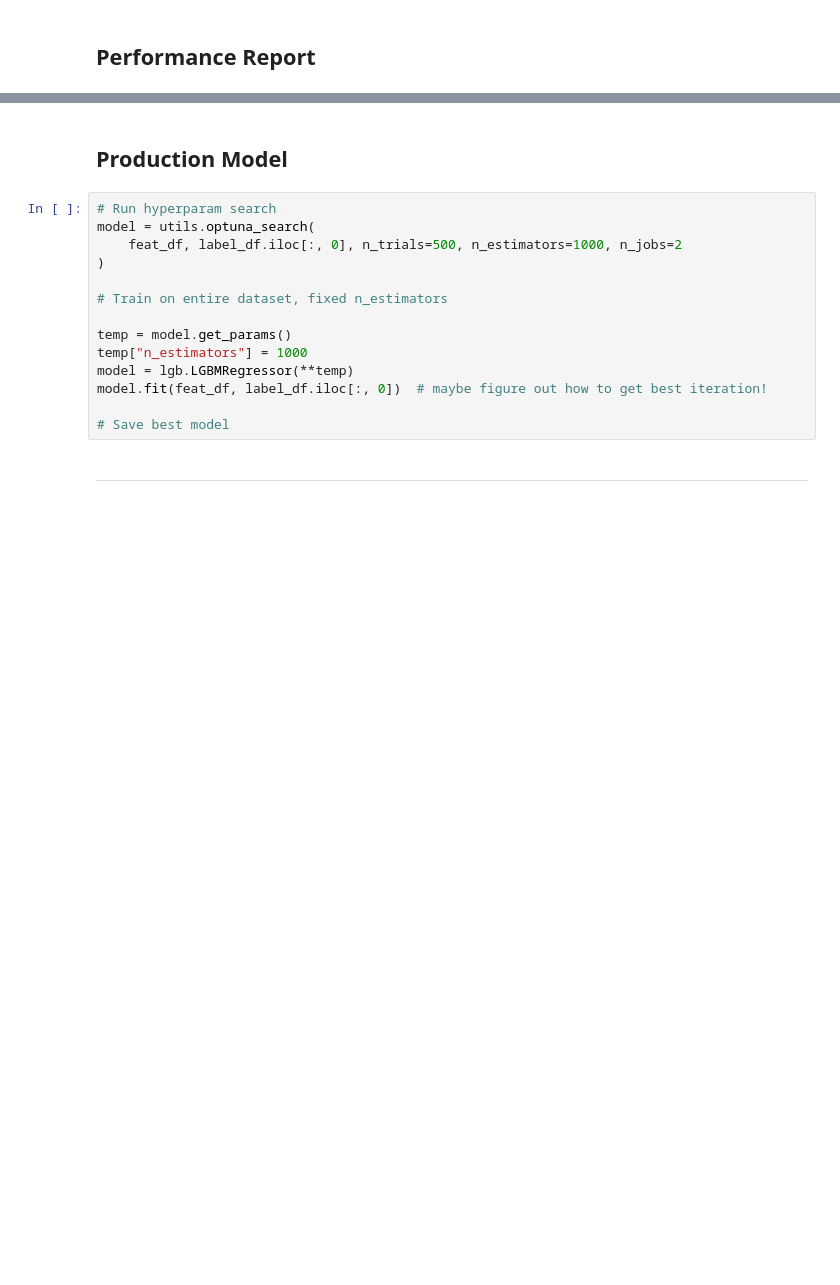
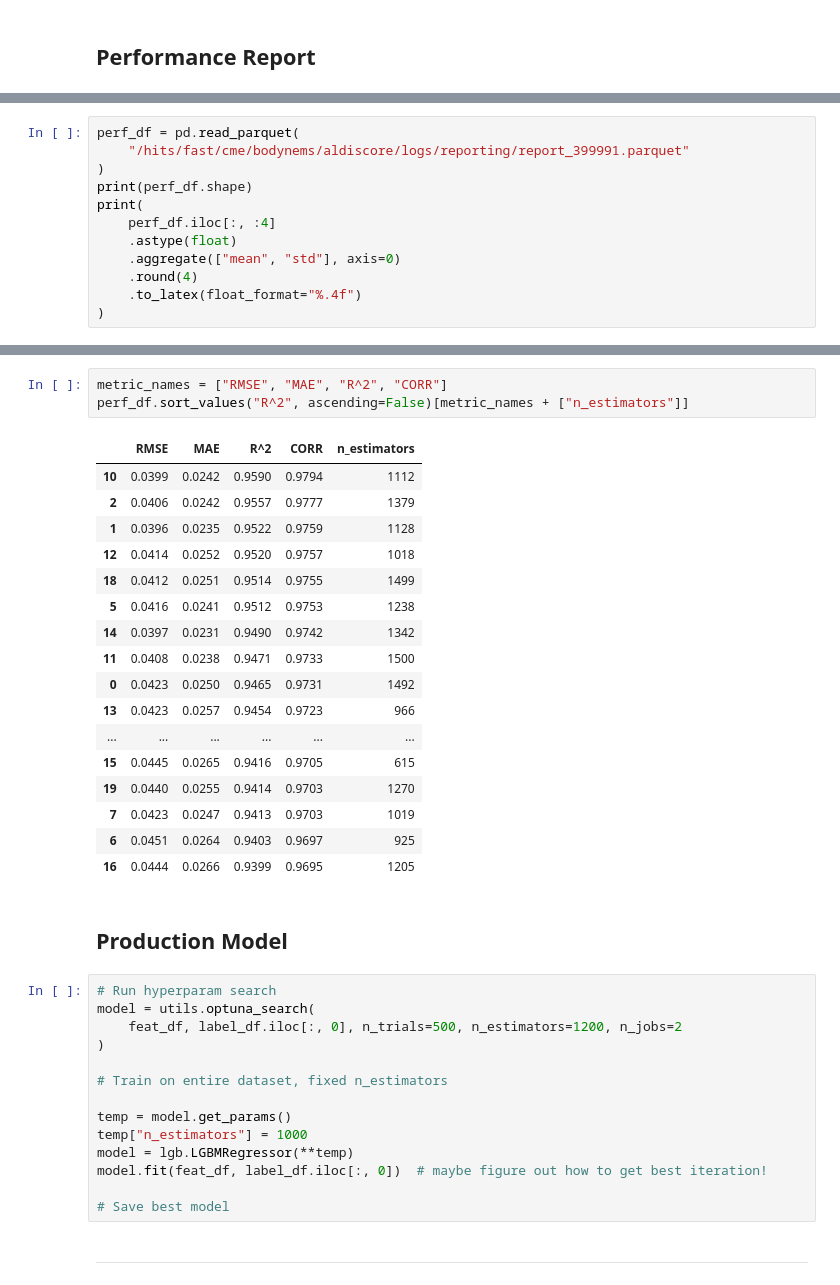
Before and after one commit to MaBody/aldiscore, a Jupyter notebook: notebooks/misc/prediction_dev.ipynb, the cells around one changed output, grey strips where cells are left out. Cells and saved outputs as stored; diff of their text form; blank space fills up the shorter version.

```diff
--- a/notebooks/misc/prediction_dev.ipynb
+++ b/notebooks/misc/prediction_dev.ipynb
@@ -60,0 +85,12 @@ model = utils.optuna_search(
+# %%
+perf_df = pd.read_parquet(
+    "/hits/fast/cme/bodynems/aldiscore/logs/reporting/report_399991.parquet"
+)
+print(perf_df.shape)
+print(
+    perf_df.iloc[:, :4]
+    .astype(float)
+    .aggregate(["mean", "std"], axis=0)
+    .round(4)
+    .to_latex(float_format="%.4f")
+)
@@ -61,9 +135,30 @@ model = utils.optuna_search(
+# %%
+metric_names = ["RMSE", "MAE", "R^2", "CORR"]
+perf_df.sort_values("R^2", ascending=False)[metric_names + ["n_estimators"]]
+# %% [output]
+|  | RMSE | MAE | R^2 | CORR | n_estimators |
+| 10 | 0.0399 | 0.0242 | 0.9590 | 0.9794 | 1112 |
+| 2 | 0.0406 | 0.0242 | 0.9557 | 0.9777 | 1379 |
+| 1 | 0.0396 | 0.0235 | 0.9522 | 0.9759 | 1128 |
+| 12 | 0.0414 | 0.0252 | 0.9520 | 0.9757 | 1018 |
+| 18 | 0.0412 | 0.0251 | 0.9514 | 0.9755 | 1499 |
+| 5 | 0.0416 | 0.0241 | 0.9512 | 0.9753 | 1238 |
+| 14 | 0.0397 | 0.0231 | 0.9490 | 0.9742 | 1342 |
+| 11 | 0.0408 | 0.0238 | 0.9471 | 0.9733 | 1500 |
+| 0 | 0.0423 | 0.0250 | 0.9465 | 0.9731 | 1492 |
+| 13 | 0.0423 | 0.0257 | 0.9454 | 0.9723 | 966 |
+| ... | ... | ... | ... | ... | ... |
+| 15 | 0.0445 | 0.0265 | 0.9416 | 0.9705 | 615 |
+| 19 | 0.0440 | 0.0255 | 0.9414 | 0.9703 | 1270 |
+| 7 | 0.0423 | 0.0247 | 0.9413 | 0.9703 | 1019 |
+| 6 | 0.0451 | 0.0264 | 0.9403 | 0.9697 | 925 |
+| 16 | 0.0444 | 0.0266 | 0.9399 | 0.9695 | 1205 |
 # %% [markdown]
 ## Production Model
 # %%
 # Run hyperparam search
 model = utils.optuna_search(
-    feat_df, label_df.iloc[:, 0], n_trials=500, n_estimators=1000, n_jobs=2
+    feat_df, label_df.iloc[:, 0], n_trials=500, n_estimators=1200, n_jobs=2
 )
 
 # Train on entire dataset, fixed n_estimators
```
Also changed, not shown: parts of 15 cells of this notebook, 3 other files.
